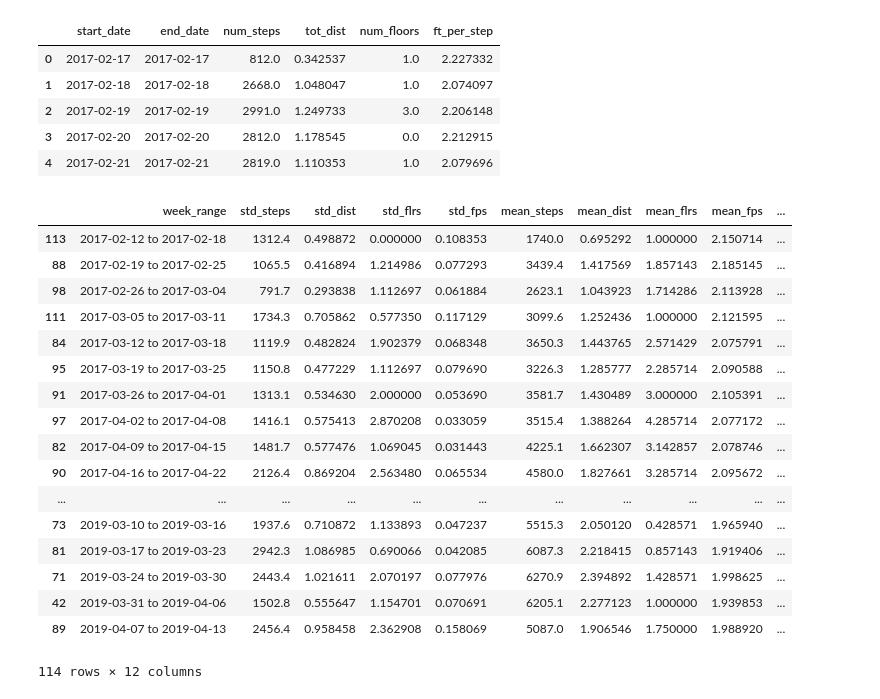
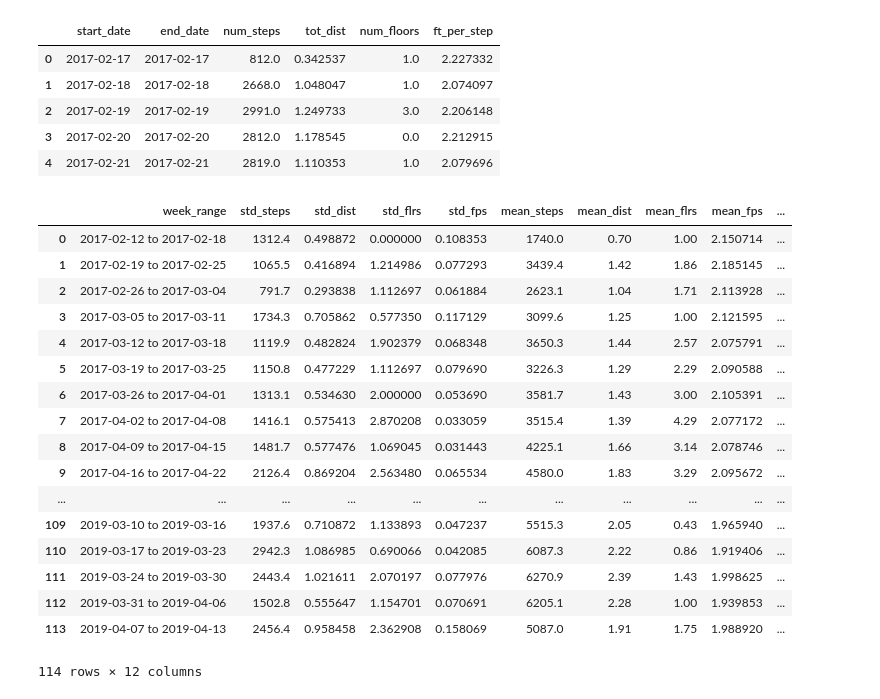
Before and after one commit to Data-is-life/Steps_Analysis, a Jupyter notebook: src/testing_dist_and_steps_funcs.ipynb, the cells around one changed output. Drawn from its saved outputs; the diff is of its cells as text; code cells hidden in the pictures.

```diff
--- a/src/testing_dist_and_steps_funcs.ipynb
+++ b/src/testing_dist_and_steps_funcs.ipynb
@@ -28,37 +28,40 @@ combined_df.head()
 # %%
 week_df = get_stats_day_week_month(combined_df, 'week', 'steps')
 week_df.dropna(inplace=True)
 week_df.sort_values(by=['week_range'], inplace=True)
 smx = week_df.steps_score.max()
 dmx = week_df.dist_score.max()
 fmx = week_df.floors_score.max()
 week_df.loc[:, 'steps_score'] = (week_df.steps_score / smx) * 100
 week_df.loc[:, 'dist_score'] = (week_df.dist_score / dmx) * 100
 week_df.loc[:, 'floors_score'] = (week_df.floors_score / fmx) * 100
 for col in week_df.columns:
     if 'step' in col or 'score' in col:
         week_df.loc[:, col] = round(week_df[col], 1)
+week_df.reset_index(inplace=True)
+week_df.drop(columns=['index'], inplace=True)
+week_df.loc[:, 'mean_dist'] = round(week_df['mean_dist'], 2)
+week_df.loc[:, 'mean_flrs'] = round(week_df['mean_flrs'], 2)
+week_df
+# %% [output]
+|  | week_range | std_steps | std_dist | std_flrs | std_fps | mean_steps | mean_dist | mean_flrs | mean_fps | ... |
+| 0 | 2017-02-12 to 2017-02-18 | 1312.4 | 0.498872 | 0.000000 | 0.108353 | 1740.0 | 0.70 | 1.00 | 2.150714 | ... |
+| 1 | 2017-02-19 to 2017-02-25 | 1065.5 | 0.416894 | 1.214986 | 0.077293 | 3439.4 | 1.42 | 1.86 | 2.185145 | ... |
+| 2 | 2017-02-26 to 2017-03-04 | 791.7 | 0.293838 | 1.112697 | 0.061884 | 2623.1 | 1.04 | 1.71 | 2.113928 | ... |
+| 3 | 2017-03-05 to 2017-03-11 | 1734.3 | 0.705862 | 0.577350 | 0.117129 | 3099.6 | 1.25 | 1.00 | 2.121595 | ... |
+| 4 | 2017-03-12 to 2017-03-18 | 1119.9 | 0.482824 | 1.902379 | 0.068348 | 3650.3 | 1.44 | 2.57 | 2.075791 | ... |
+| 5 | 2017-03-19 to 2017-03-25 | 1150.8 | 0.477229 | 1.112697 | 0.079690 | 3226.3 | 1.29 | 2.29 | 2.090588 | ... |
+| 6 | 2017-03-26 to 2017-04-01 | 1313.1 | 0.534630 | 2.000000 | 0.053690 | 3581.7 | 1.43 | 3.00 | 2.105391 | ... |
+| 7 | 2017-04-02 to 2017-04-08 | 1416.1 | 0.575413 | 2.870208 | 0.033059 | 3515.4 | 1.39 | 4.29 | 2.077172 | ... |
+| 8 | 2017-04-09 to 2017-04-15 | 1481.7 | 0.577476 | 1.069045 | 0.031443 | 4225.1 | 1.66 | 3.14 | 2.078746 | ... |
+| 9 | 2017-04-16 to 2017-04-22 | 2126.4 | 0.869204 | 2.563480 | 0.065534 | 4580.0 | 1.83 | 3.29 | 2.095672 | ... |
+| ... | ... | ... | ... | ... | ... | ... | ... | ... | ... | ... |
+| 109 | 2019-03-10 to 2019-03-16 | 1937.6 | 0.710872 | 1.133893 | 0.047237 | 5515.3 | 2.05 | 0.43 | 1.965940 | ... |
+| 110 | 2019-03-17 to 2019-03-23 | 2942.3 | 1.086985 | 0.690066 | 0.042085 | 6087.3 | 2.22 | 0.86 | 1.919406 | ... |
+| 111 | 2019-03-24 to 2019-03-30 | 2443.4 | 1.021611 | 2.070197 | 0.077976 | 6270.9 | 2.39 | 1.43 | 1.998625 | ... |
+| 112 | 2019-03-31 to 2019-04-06 | 1502.8 | 0.555647 | 1.154701 | 0.070691 | 6205.1 | 2.28 | 1.00 | 1.939853 | ... |
+| 113 | 2019-04-07 to 2019-04-13 | 2456.4 | 0.958458 | 2.362908 | 0.158069 | 5087.0 | 1.91 | 1.75 | 1.988920 | ... |
+114 rows × 12 columns
-# %%
-week_df
-# %% [output]
-|  | week_range | std_steps | std_dist | std_flrs | std_fps | mean_steps | mean_dist | mean_flrs | mean_fps | ... |
-| 113 | 2017-02-12 to 2017-02-18 | 1312.4 | 0.498872 | 0.000000 | 0.108353 | 1740.0 | 0.695292 | 1.000000 | 2.150714 | ... |
-| 88 | 2017-02-19 to 2017-02-25 | 1065.5 | 0.416894 | 1.214986 | 0.077293 | 3439.4 | 1.417569 | 1.857143 | 2.185145 | ... |
-| 98 | 2017-02-26 to 2017-03-04 | 791.7 | 0.293838 | 1.112697 | 0.061884 | 2623.1 | 1.043923 | 1.714286 | 2.113928 | ... |
-| 111 | 2017-03-05 to 2017-03-11 | 1734.3 | 0.705862 | 0.577350 | 0.117129 | 3099.6 | 1.252436 | 1.000000 | 2.121595 | ... |
-| 84 | 2017-03-12 to 2017-03-18 | 1119.9 | 0.482824 | 1.902379 | 0.068348 | 3650.3 | 1.443765 | 2.571429 | 2.075791 | ... |
-| 95 | 2017-03-19 to 2017-03-25 | 1150.8 | 0.477229 | 1.112697 | 0.079690 | 3226.3 | 1.285777 | 2.285714 | 2.090588 | ... |
-| 91 | 2017-03-26 to 2017-04-01 | 1313.1 | 0.534630 | 2.000000 | 0.053690 | 3581.7 | 1.430489 | 3.000000 | 2.105391 | ... |
-| 97 | 2017-04-02 to 2017-04-08 | 1416.1 | 0.575413 | 2.870208 | 0.033059 | 3515.4 | 1.388264 | 4.285714 | 2.077172 | ... |
-| 82 | 2017-04-09 to 2017-04-15 | 1481.7 | 0.577476 | 1.069045 | 0.031443 | 4225.1 | 1.662307 | 3.142857 | 2.078746 | ... |
-| 90 | 2017-04-16 to 2017-04-22 | 2126.4 | 0.869204 | 2.563480 | 0.065534 | 4580.0 | 1.827661 | 3.285714 | 2.095672 | ... |
-| ... | ... | ... | ... | ... | ... | ... | ... | ... | ... | ... |
-| 73 | 2019-03-10 to 2019-03-16 | 1937.6 | 0.710872 | 1.133893 | 0.047237 | 5515.3 | 2.050120 | 0.428571 | 1.965940 | ... |
-| 81 | 2019-03-17 to 2019-03-23 | 2942.3 | 1.086985 | 0.690066 | 0.042085 | 6087.3 | 2.218415 | 0.857143 | 1.919406 | ... |
-| 71 | 2019-03-24 to 2019-03-30 | 2443.4 | 1.021611 | 2.070197 | 0.077976 | 6270.9 | 2.394892 | 1.428571 | 1.998625 | ... |
-| 42 | 2019-03-31 to 2019-04-06 | 1502.8 | 0.555647 | 1.154701 | 0.070691 | 6205.1 | 2.277123 | 1.000000 | 1.939853 | ... |
-| 89 | 2019-04-07 to 2019-04-13 | 2456.4 | 0.958458 | 2.362908 | 0.158069 | 5087.0 | 1.906546 | 1.750000 | 1.988920 | ... |
-114 rows × 12 columns
 # %%
 bars = go.Bar(x=week_df.week_range, y=week_df.mean_steps,
               name='Avg Steps', yaxis='y1')
```
Also changed, not shown: parts of 6 cells of this notebook.
